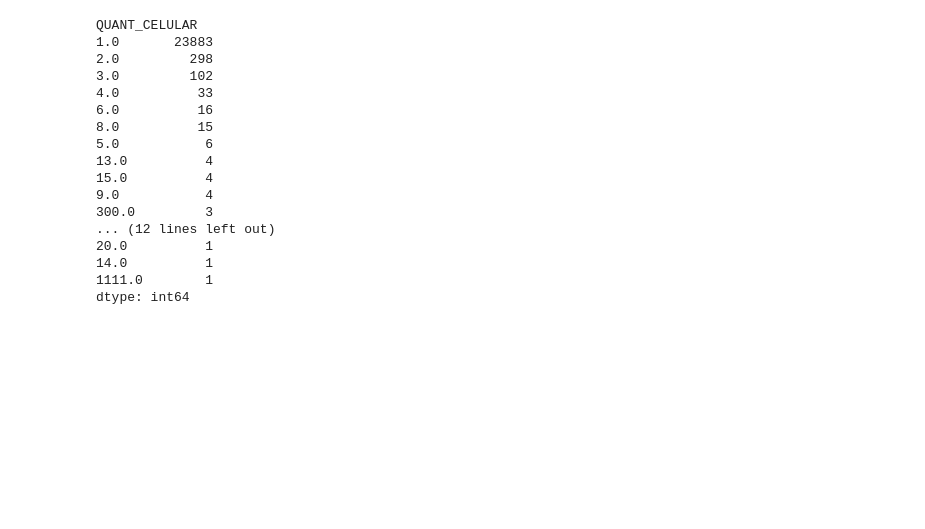
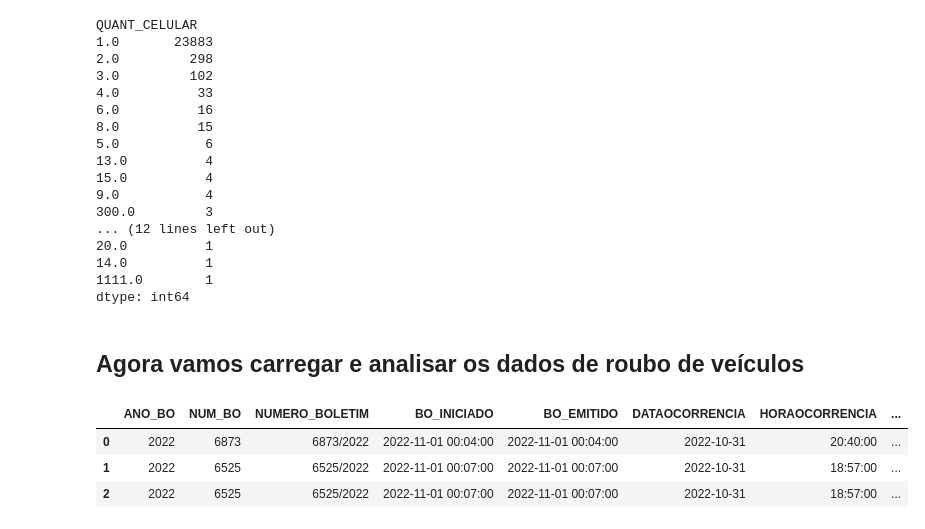
Before and after one commit to OdairDias/Analise_seg_publica_SP_002, a Jupyter notebook: Analise_criminalidade_nova_versao.ipynb, the cells around one changed output. Drawn from its saved outputs; the diff is of its cells as text; code cells hidden in the pictures; blank space fills up the shorter version.

```diff
--- a/Analise_criminalidade_nova_versao.ipynb
+++ b/Analise_criminalidade_nova_versao.ipynb
@@ -455,3 +458,14 @@ QUANT_CELULAR
 14.0          1
 1111.0        1
 dtype: int64
+# %% [markdown]
+## Agora vamos carregar e analisar os dados de roubo de veículos
+# %%
+dados_exp_roubo_veiculos_nov_2022=pd.read_excel('dados_roubo_veiculos_novembro_2022_completo.xlsx')
+# %%
+dados_exp_roubo_veiculos_nov_2022.head(3)
+# %% [output]
+|  | ANO_BO | NUM_BO | NUMERO_BOLETIM | BO_INICIADO | BO_EMITIDO | DATAOCORRENCIA | HORAOCORRENCIA | ... |
+| 0 | 2022 | 6873 | 6873/2022 | 2022-11-01 00:04:00 | 2022-11-01 00:04:00 | 2022-10-31 | 20:40:00 | ... |
+| 1 | 2022 | 6525 | 6525/2022 | 2022-11-01 00:07:00 | 2022-11-01 00:07:00 | 2022-10-31 | 18:57:00 | ... |
+| 2 | 2022 | 6525 | 6525/2022 | 2022-11-01 00:07:00 | 2022-11-01 00:07:00 | 2022-10-31 | 18:57:00 | ... |
```
Also changed, not shown: parts of 11 cells of this notebook, 20 other files.
